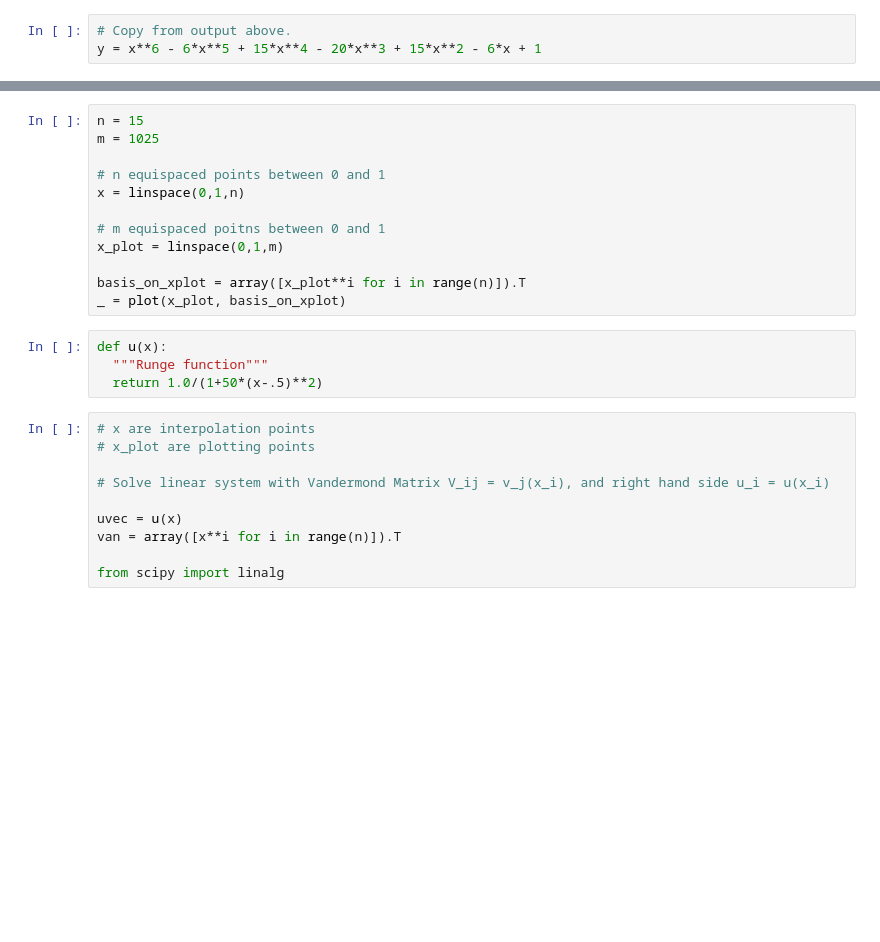
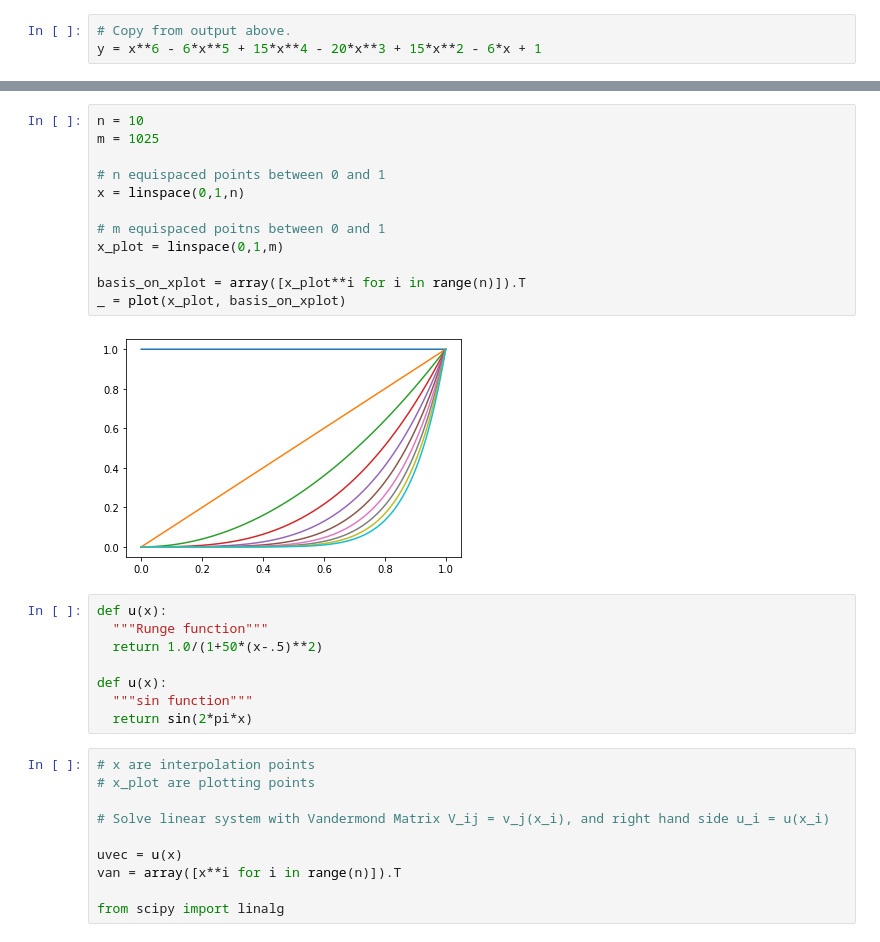
Before and after one commit to luca-heltai/numerical-analysis-2020-2021, a Jupyter notebook: notebooks/00-scratch-notes.ipynb, the cells around one changed output, grey strips where cells are left out. Drawn from its saved outputs; the diff is of its cells as text; blank space fills up the shorter version.

```diff
--- a/notebooks/00-scratch-notes.ipynb
+++ b/notebooks/00-scratch-notes.ipynb
@@ -45,19 +55,25 @@ _ = plot(x,y)
 # %%
-n = 15
+n = 10
 m = 1025
 
 # n equispaced points between 0 and 1
 x = linspace(0,1,n)
 
 # m equispaced poitns between 0 and 1
 x_plot = linspace(0,1,m)
 
 basis_on_xplot = array([x_plot**i for i in range(n)]).T
 _ = plot(x_plot, basis_on_xplot)
+# %% [output]
+[figure, added]
 # %%
 def u(x):
   """Runge function"""
   return 1.0/(1+50*(x-.5)**2)
+
+def u(x):
+  """sin function"""
+  return sin(2*pi*x)
 # %%
 # x are interpolation points
 # x_plot are plotting points
```
Also changed, not shown: parts of 11 cells of this notebook.
